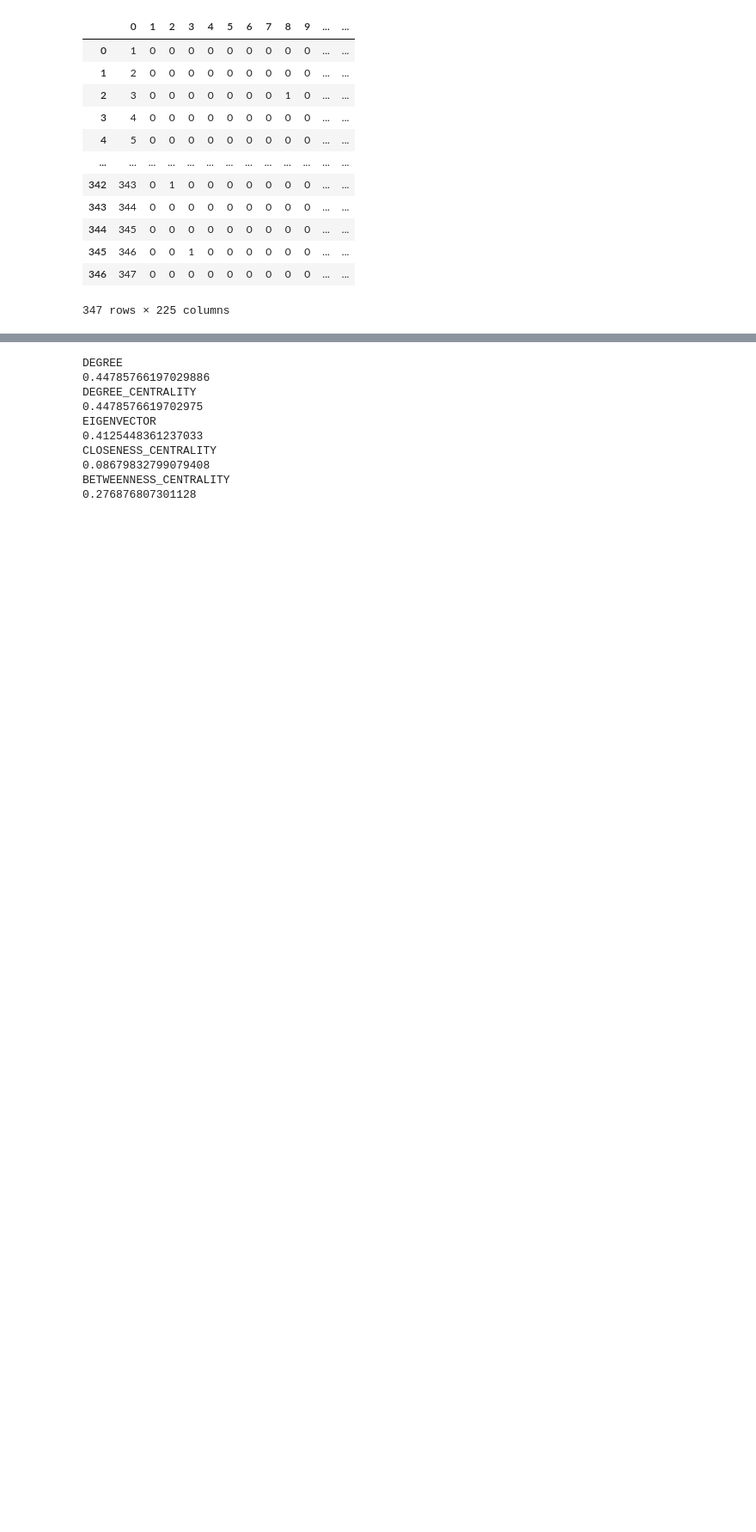
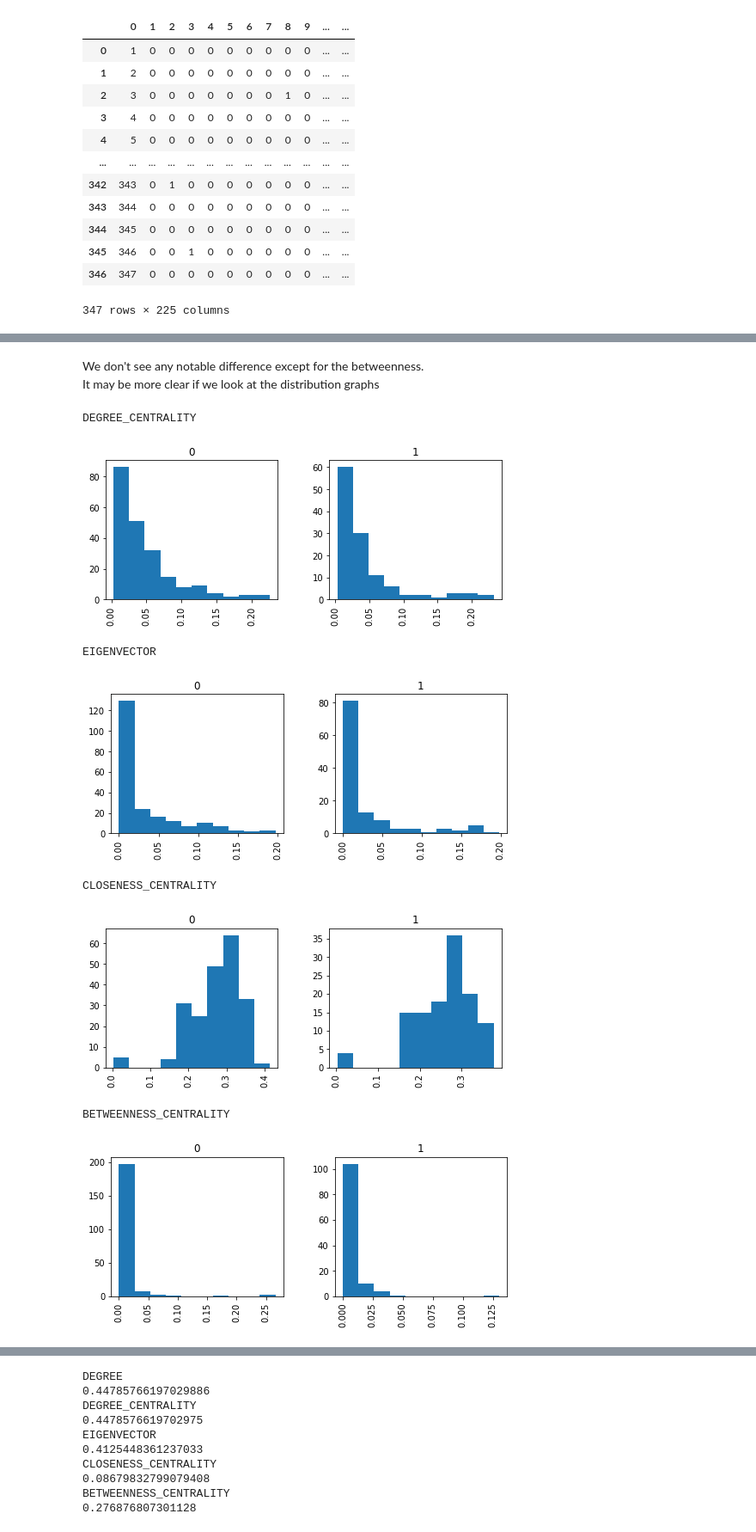
Before and after one commit to SamReeves/web_analytics, a Jupyter notebook: project 1/Project 1.ipynb, the cells around one changed output, grey strips where cells are left out. Shown at 86% size. Drawn from its saved outputs; the diff is of its cells as text; code cells hidden in the pictures; blank space fills up the shorter version.

```diff
--- a/project 1/Project 1.ipynb
+++ b/project 1/Project 1.ipynb
@@ -141,0 +178,25 @@ The p-values are:
+# %% [markdown]
+We don't see any notable difference except for the betweenness. <br>
+It may be more clear if we look at the distribution graphs
+# %%
+print('DEGREE_CENTRALITY')
+summarys['DEGREE_CENTRALITY'].hist(by=summarys['GENDER'],figsize = (8,3))
+plt.show()
+print('EIGENVECTOR')
+summarys['EIGENVECTOR'].hist(by=summarys['GENDER'],figsize = (8,3))
+plt.show()
+print('CLOSENESS_CENTRALITY')
+summarys['CLOSENESS_CENTRALITY'].hist(by=summarys['GENDER'],figsize = (8,3))
+plt.show()
+print('BETWEENNESS_CENTRALITY')
+summarys['BETWEENNESS_CENTRALITY'].hist(by=summarys['GENDER'],figsize = (8,3))
+plt.show()
+# %% [output]
+DEGREE_CENTRALITY
+[figure, added]
+EIGENVECTOR
+[figure, added]
+CLOSENESS_CENTRALITY
+[figure, added]
+BETWEENNESS_CENTRALITY
+[figure, added]
```
Also changed, not shown: parts of 54 cells of this notebook.
